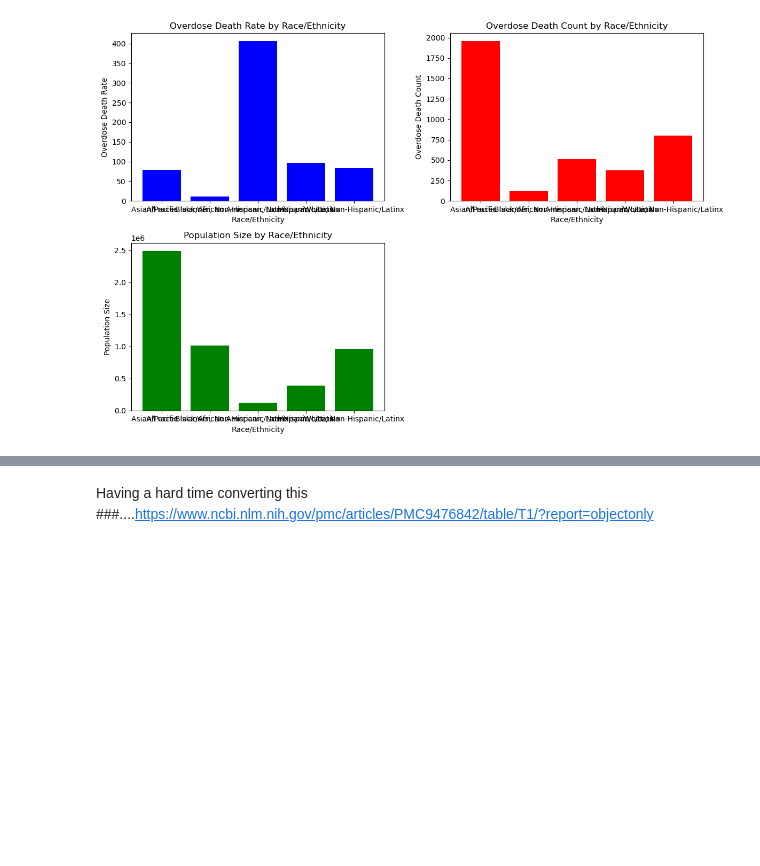
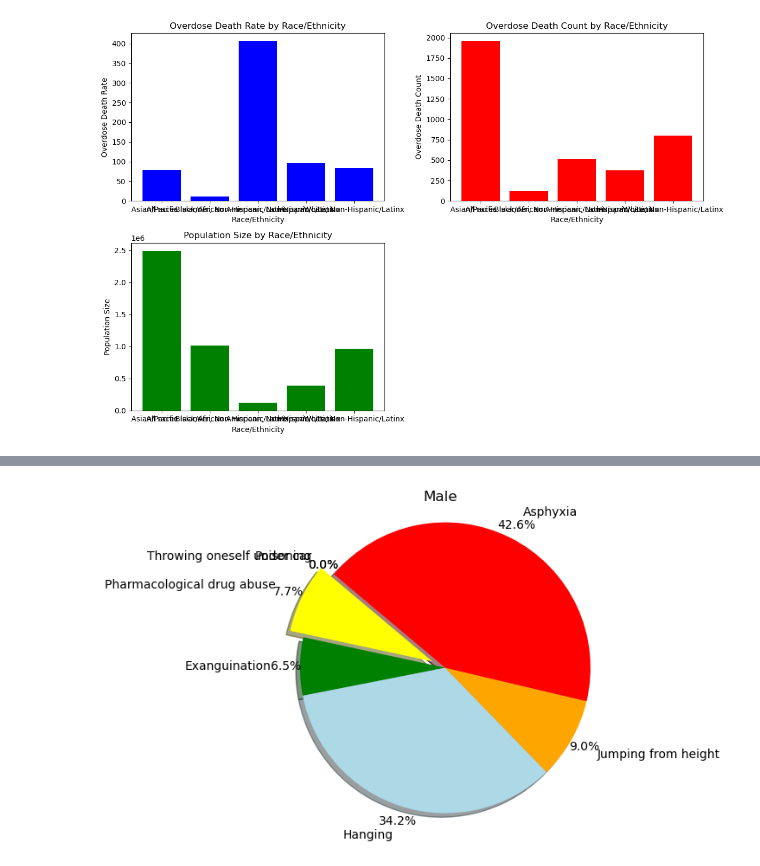
Before and after one commit to JesseR89/Project-one, a Jupyter notebook: projectonenote.ipynb, the cells around one changed output, grey strips where cells are left out. Drawn from its saved outputs; the diff is of its cells as text; code cells hidden in the pictures; blank space fills up the shorter version.

```diff
--- a/projectonenote.ipynb
+++ b/projectonenote.ipynb
@@ -465,0 +266,17 @@ print(first_row)
+# %%
+# What people use for suicide for Male
+labels_men = ['Pharmacological drug abuse','Exanguination','Hanging','Jumping from height','Asphyxia','Poisoning','Throwing oneself under car']
+sizes_men = [12,10,53,14,66,0,0]
+
+colors_men = ["yellow","green","lightblue","orange","red","purple","pink"]
+explode = (0.1, 0,0,0,0,0,0)
+plt.pie(sizes_men, explode=explode, labels=labels_men, colors=colors_men,
+        autopct="%1.1f%%", shadow=True, startangle=140, pctdistance=1.1, labeldistance=1.2)
+
+
+rotatelables=True
+plt.title('Male')
+plt.axis("equal")
+plt.show()
+# %% [output]
+[figure, added]
@@ -468,2 +305,0 @@ print(first_row)
-# %% [markdown]
-Having a hard time converting this ###....https://www.ncbi.nlm.nih.gov/pmc/articles/PMC9476842/table/T1/?report=objectonly
```
Also changed, not shown: parts of 16 cells of this notebook.
